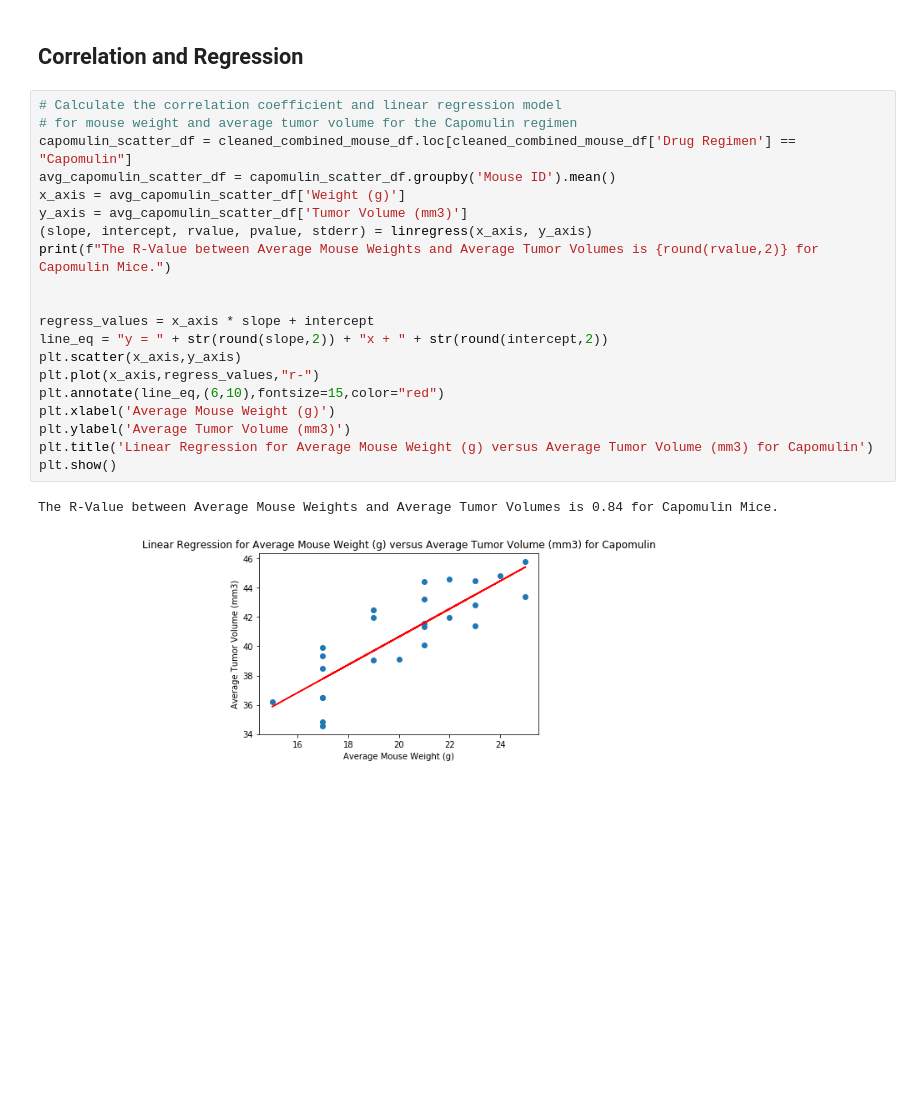
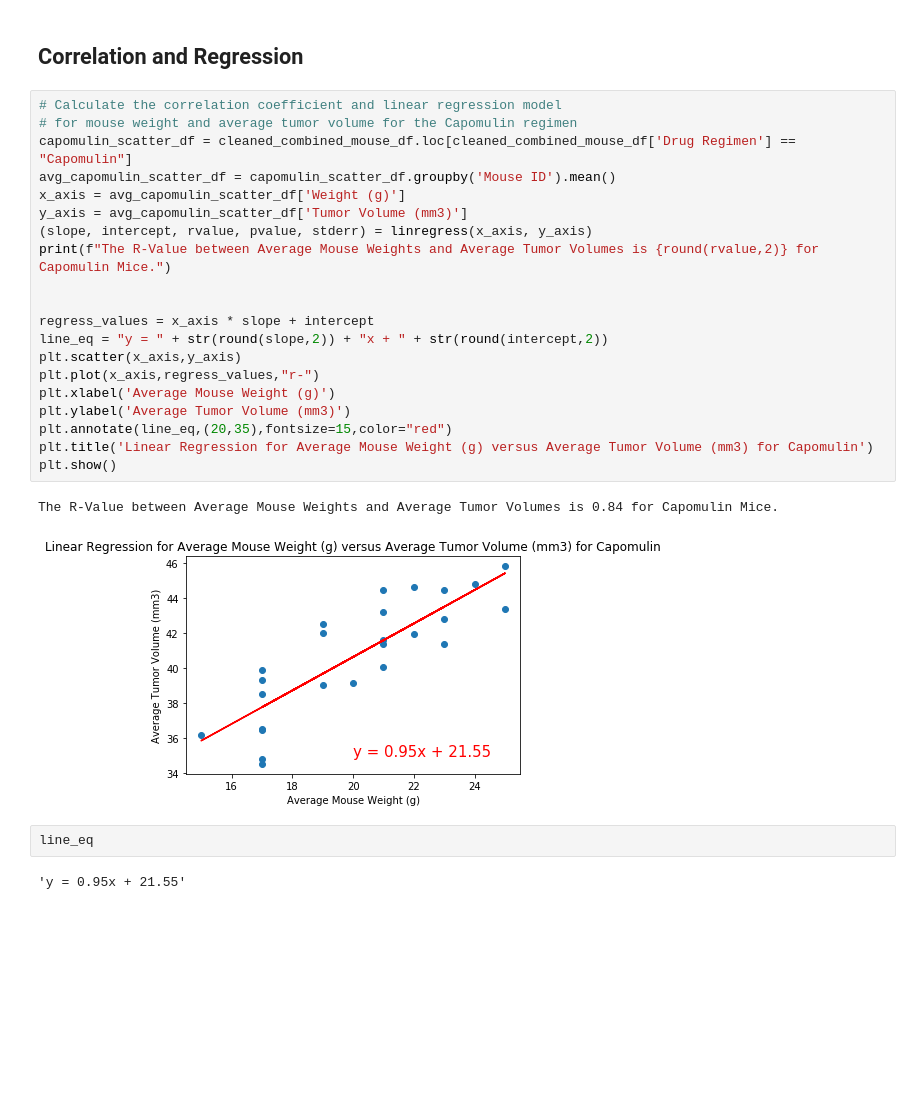
Before and after one commit to blt1339/matplotlib-challenge, a Jupyter notebook: Pymaceuticals/pymaceuticals.ipynb, the cells around one changed output. Saved outputs shown, nothing was run; the diff lists cells and outputs as text; blank space fills up the shorter version.

Commit message:
Fix the problem with the line equation not showing up
Fix the problem with the line equation not showing up.

```diff
--- a/Pymaceuticals/pymaceuticals.ipynb
+++ b/Pymaceuticals/pymaceuticals.ipynb
@@ -665,23 +666,27 @@ plt.show()
 # %%
 # Calculate the correlation coefficient and linear regression model
 # for mouse weight and average tumor volume for the Capomulin regimen
 capomulin_scatter_df = cleaned_combined_mouse_df.loc[cleaned_combined_mouse_df['Drug Regimen'] == "Capomulin"]
 avg_capomulin_scatter_df = capomulin_scatter_df.groupby('Mouse ID').mean()
 x_axis = avg_capomulin_scatter_df['Weight (g)']
 y_axis = avg_capomulin_scatter_df['Tumor Volume (mm3)']
 (slope, intercept, rvalue, pvalue, stderr) = linregress(x_axis, y_axis)
 print(f"The R-Value between Average Mouse Weights and Average Tumor Volumes is {round(rvalue,2)} for Capomulin Mice.")
 
 
 regress_values = x_axis * slope + intercept
 line_eq = "y = " + str(round(slope,2)) + "x + " + str(round(intercept,2))
 plt.scatter(x_axis,y_axis)
 plt.plot(x_axis,regress_values,"r-")
-plt.annotate(line_eq,(6,10),fontsize=15,color="red")
 plt.xlabel('Average Mouse Weight (g)')
 plt.ylabel('Average Tumor Volume (mm3)')
+plt.annotate(line_eq,(20,35),fontsize=15,color="red")
 plt.title('Linear Regression for Average Mouse Weight (g) versus Average Tumor Volume (mm3) for Capomulin')
 plt.show()
 # %% [output]
 The R-Value between Average Mouse Weights and Average Tumor Volumes is 0.84 for Capomulin Mice.
-[figure, old version]
+[figure, new version]
+# %%
+line_eq
+# %% [output]
+'y = 0.95x + 21.55'
```
Also changed, not shown: parts of 12 cells of this notebook.
